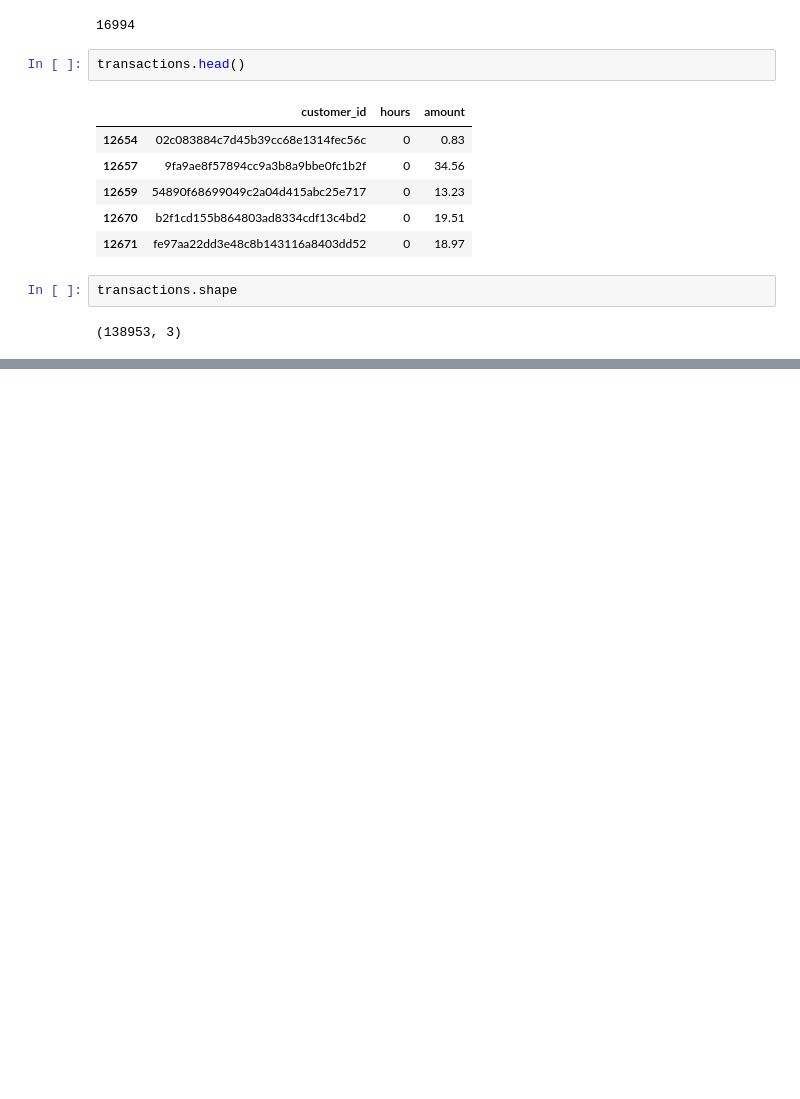
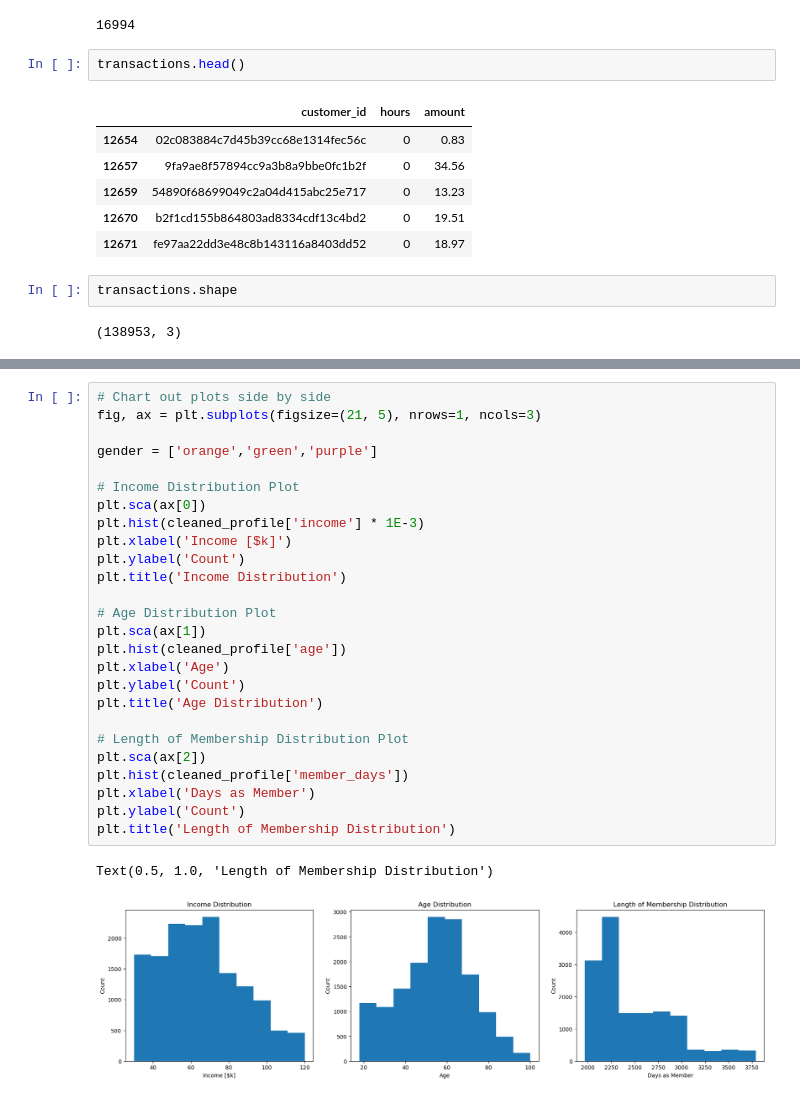
Before and after one commit to mknox0826/Udacity_Capstone_Starbucks, a Jupyter notebook: Starbucks_Capstone_notebook.ipynb, the cells around one changed output, grey strips where cells are left out. Cells and saved outputs as stored; diff of their text form; blank space fills up the shorter version.

Commit message:
Create basic exploratory plots

```diff
--- a/Starbucks_Capstone_notebook.ipynb
+++ b/Starbucks_Capstone_notebook.ipynb
@@ -374,0 +426,29 @@ transactions.shape
+# %%
+# Chart out plots side by side
+fig, ax = plt.subplots(figsize=(21, 5), nrows=1, ncols=3)
+
+gender = ['orange','green','purple']
+
+# Income Distribution Plot
+plt.sca(ax[0])
+plt.hist(cleaned_profile['income'] * 1E-3)
+plt.xlabel('Income [$k]')
+plt.ylabel('Count')
+plt.title('Income Distribution')
+
+# Age Distribution Plot
+plt.sca(ax[1])
+plt.hist(cleaned_profile['age'])
+plt.xlabel('Age')
+plt.ylabel('Count')
+plt.title('Age Distribution')
+
+# Length of Membership Distribution Plot
+plt.sca(ax[2])
+plt.hist(cleaned_profile['member_days'])
+plt.xlabel('Days as Member')
+plt.ylabel('Count')
+plt.title('Length of Membership Distribution')
+# %% [output]
+Text(0.5, 1.0, 'Length of Membership Distribution')
+[figure, added]
```
Also changed, not shown: parts of 22 cells of this notebook.
